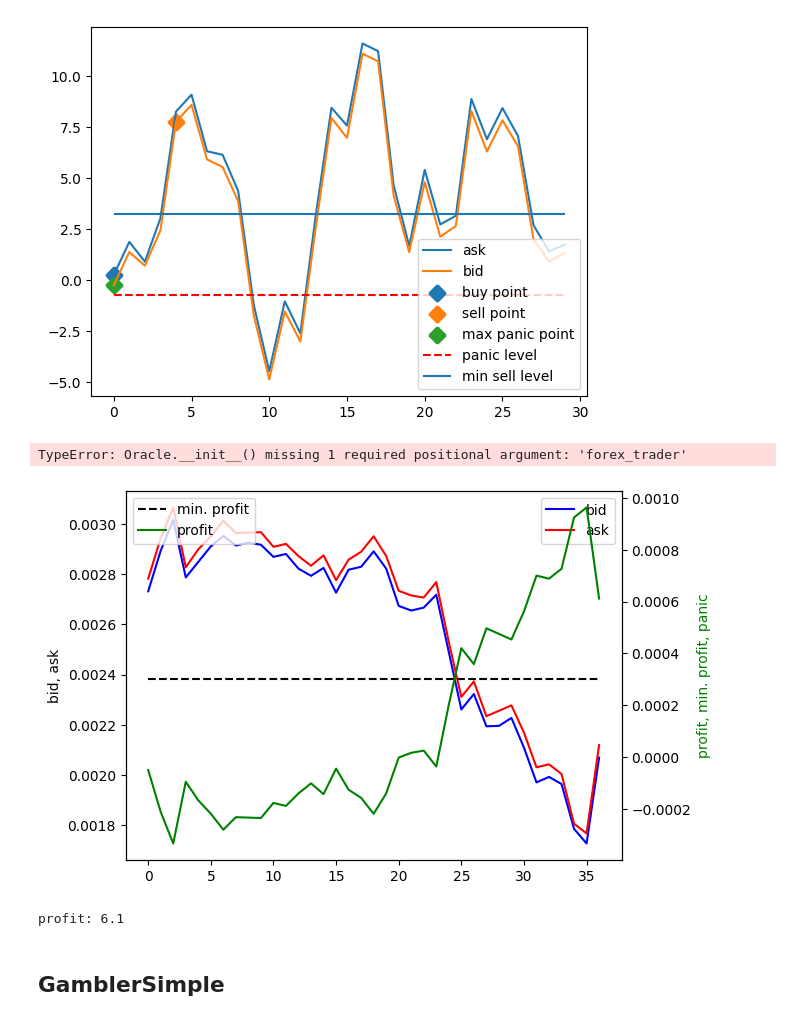
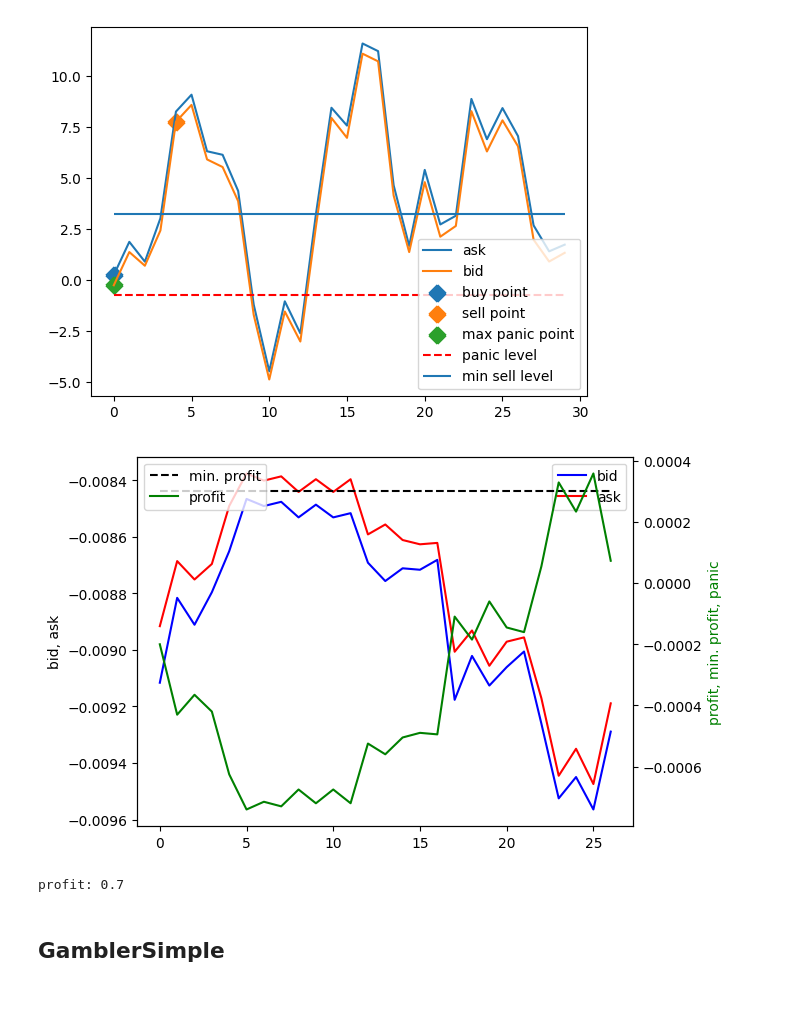
Before and after one commit to stefanzarembinski/szx81, a Jupyter notebook: src/forecast.ipynb, the cells around one changed output. Saved outputs shown, nothing was run; the diff lists cells and outputs as text; code cells hidden in the pictures.

```diff
--- a/src/forecast.ipynb
+++ b/src/forecast.ipynb
@@ -46,9 +46,7 @@ FORECAST_WINDOW = co.config.FORECAST_WINDOW
 RISK_FACTOR = 0.7
 # %%
 dict_data = hd.ForexProvider()
-oracle = fo.Oracle()
+oracle = fo.Oracle(dict_data)
-# %% [output]
-TypeError: Oracle.__init__() missing 1 required positional argument: 'forex_trader'
 # %%
 def prices(data):
     #
@@ -129,22 +127,22 @@ def buy_sell(ask_price, bid_price, plot=False):
 # %%
 while True:
     timestamp_data = next(dict_data)
     if timestamp_data[0] not in oracle.predictions():
         continue
 
     ask_price, bid_price = prices(timestamp_data)
-    advice, trans_time, panic, max_panic_time = oracle.prediction(timestamp_data[0])
+    _, (advice, trans_time, panic, max_panic_time) = oracle.prediction()
     plot = True
     if advice == fo.Forecast.advices[fo.Forecast.IS_ASK]:
         print(f'profit: {sell_buy(ask_price, bid_price, plot=plot) / fo.Forecast.PIP:.1f}')
         break
     elif advice == fo.Forecast.advices[fo.Forecast.IS_BID]:
         buy_sell(ask_price, bid_price, plot=plot)
     else:
         pass
 # %% [output]
-[figure, old version]
+[figure, new version]
-profit: 6.1
+profit: 0.7
 # %% [markdown]
 ## GamblerSimple
 # %%
```
Also changed, not shown: parts of 5 cells of this notebook, 1 other file.
